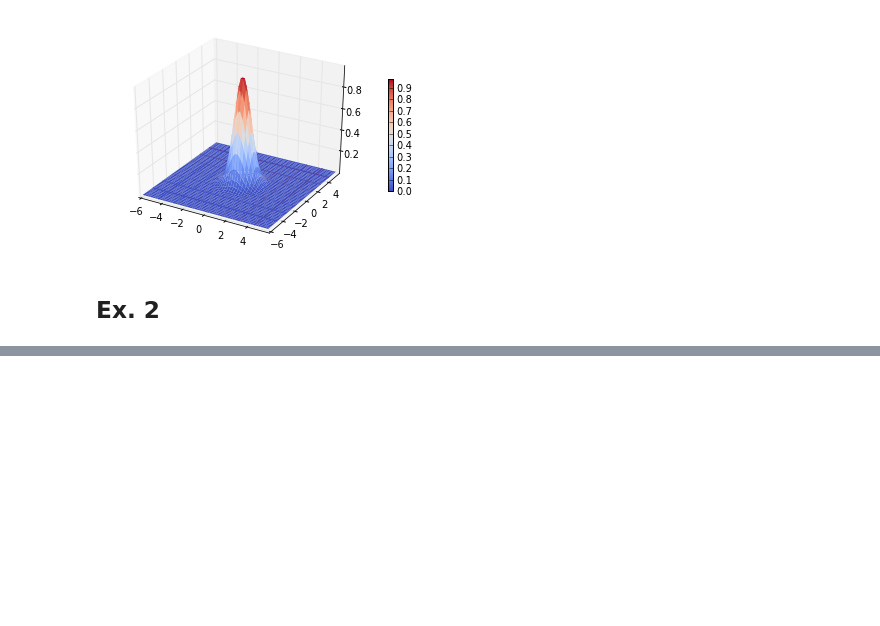
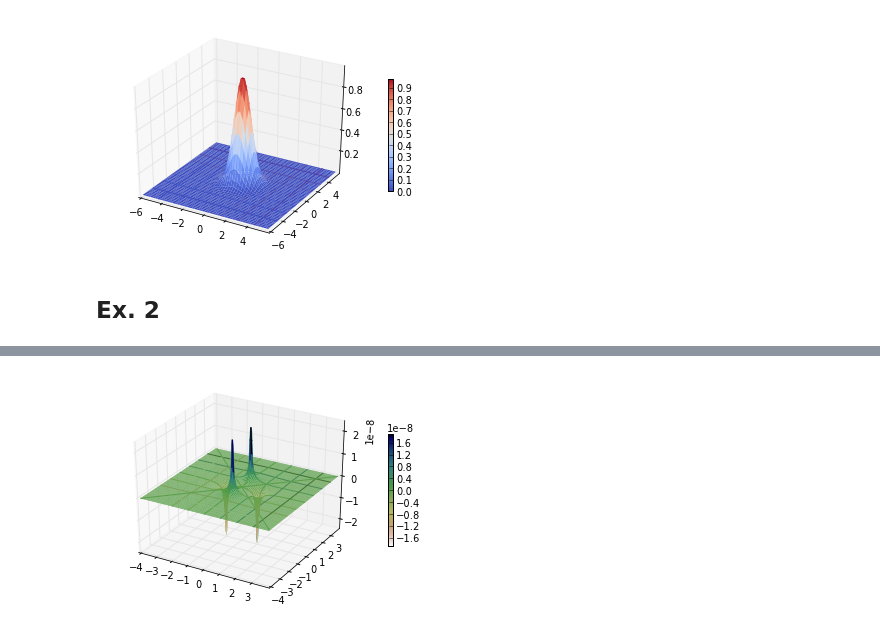
Before and after one commit to wsnyderPHYS202/PHYS202-S13, a Jupyter notebook: Week4/TuesdayNotes.ipynb, the cells around one changed output, grey strips where cells are left out. Cells and saved outputs as stored; diff of their text form; code cells hidden in the pictures; blank space fills up the shorter version.

```diff
--- a/Week4/TuesdayNotes.ipynb
+++ b/Week4/TuesdayNotes.ipynb
@@ -96,0 +148,24 @@ show()
+# %%
+dx = 8./101
+dy = 8./101
+x,y = meshgrid(arange(-4.,4.,dx),arange(-4.,4.,dy))
+k = 1.;q1 = 10**(-9); q2 = -10**(-9)
+
+Vdp1 = pointPotential(x,y,q1,0.,1.)
+Vdp2 = pointPotential(x,y,q2,0.,-1.)
+Vdp3 = pointPotential(x,y,q2,1.,0.)
+Vdp4 = pointPotential(x,y,q1,-1.,0.)
+
+Vqplot = Vdp1 - Vdp2 + Vdp3 - Vdp4
+# %%
+fig = figure()
+ax = fig.gca(projection = '3d')
+p = ax.plot_surface(x, y, Vqplot, rstride = 1, cstride = 1, linewidth = 0, cmap = cm.gist_earth_r)
+
+cb = fig.colorbar(p, shrink = 0.5)
+
+cset = ax.contour(x, y, Vqplot, zdir = 'z', ofset = -40., cmap = cm.gist_earth_r)
+cset = ax.contour(x, y, Vqplot, zdir = 'x', ofset = -2., cmap = cm.gist_earth_r)
+cset = ax.contour(x, y, Vqplot, zdir = 'y', ofset = -2., cmap = cm.gist_earth_r)
+# %% [output]
+[figure, added]
```
Also changed, not shown: parts of 12 cells of this notebook.
